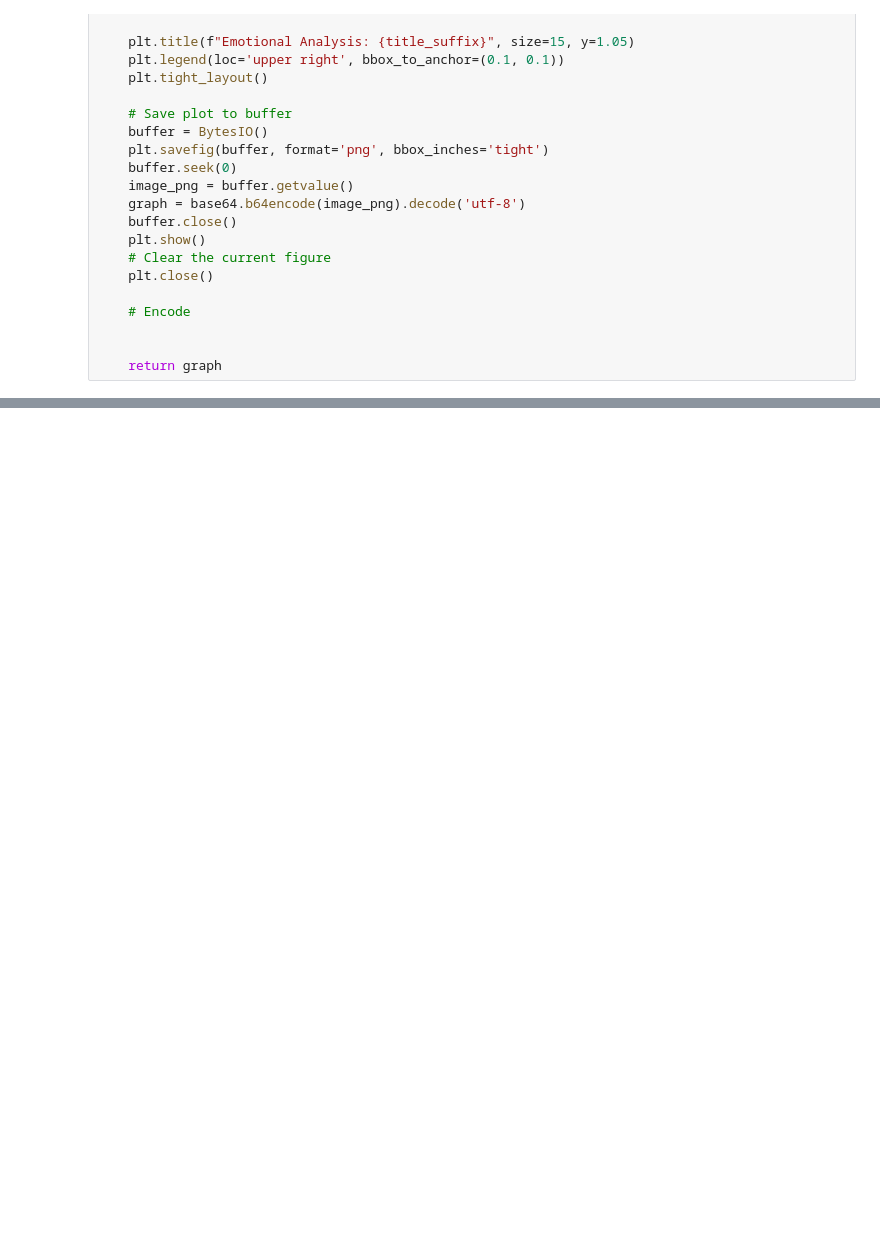
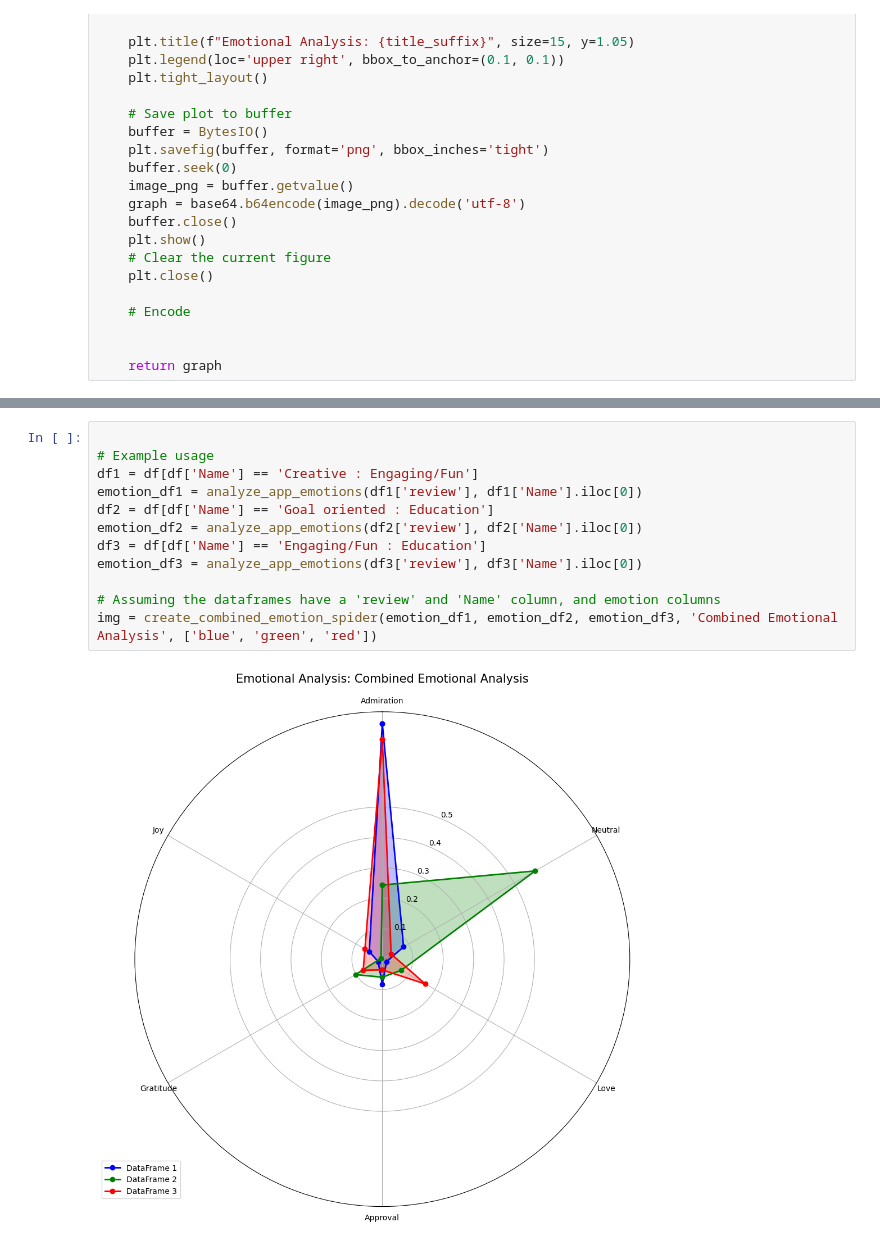
Before and after one commit to ryanjewik/montessori_research, a Jupyter notebook: spidergraph/spidergraph.ipynb, the cells around one changed output, grey strips where cells are left out. Cells and saved outputs as stored; diff of their text form; blank space fills up the shorter version.

```diff
--- a/spidergraph/spidergraph.ipynb
+++ b/spidergraph/spidergraph.ipynb
@@ -129,0 +236,14 @@ img = create_emotion_spider(emotion_df, df['Name'].iloc[0], 'blue', (10, 10))
+# %%
+
+# Example usage
+df1 = df[df['Name'] == 'Creative : Engaging/Fun']
+emotion_df1 = analyze_app_emotions(df1['review'], df1['Name'].iloc[0])
+df2 = df[df['Name'] == 'Goal oriented : Education']
+emotion_df2 = analyze_app_emotions(df2['review'], df2['Name'].iloc[0])
+df3 = df[df['Name'] == 'Engaging/Fun : Education']
+emotion_df3 = analyze_app_emotions(df3['review'], df3['Name'].iloc[0])
+
+# Assuming the dataframes have a 'review' and 'Name' column, and emotion columns
+img = create_combined_emotion_spider(emotion_df1, emotion_df2, emotion_df3, 'Combined Emotional Analysis', ['blue', 'green', 'red'])
+# %% [output]
+[figure, added]
```
Also changed, not shown: parts of 12 cells of this notebook, 1 other file.
